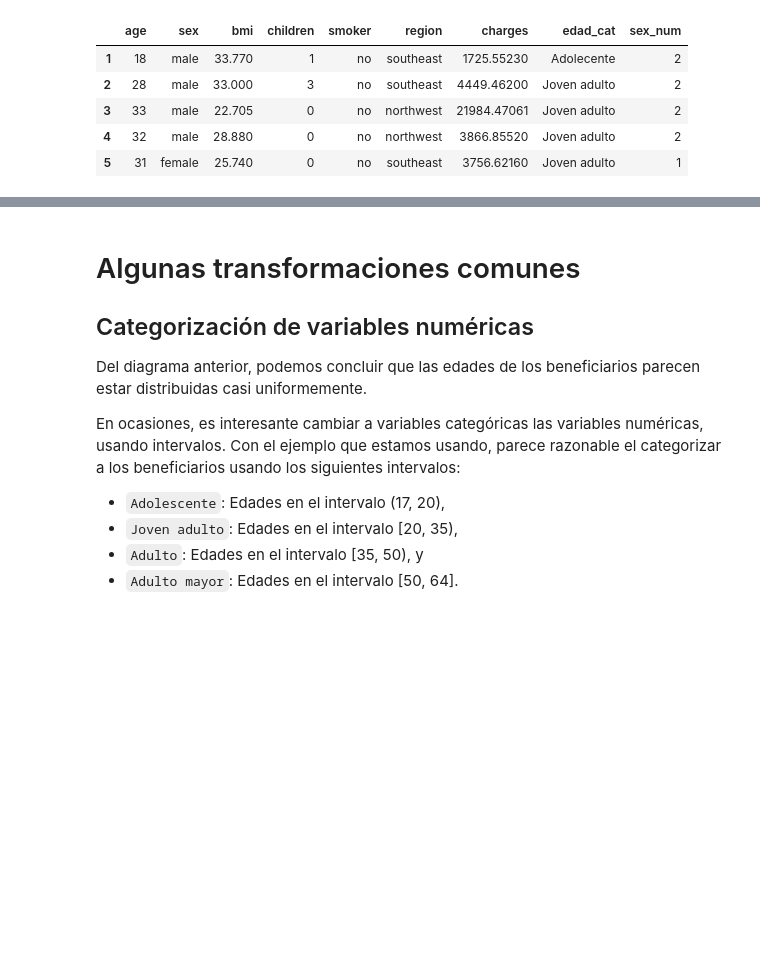
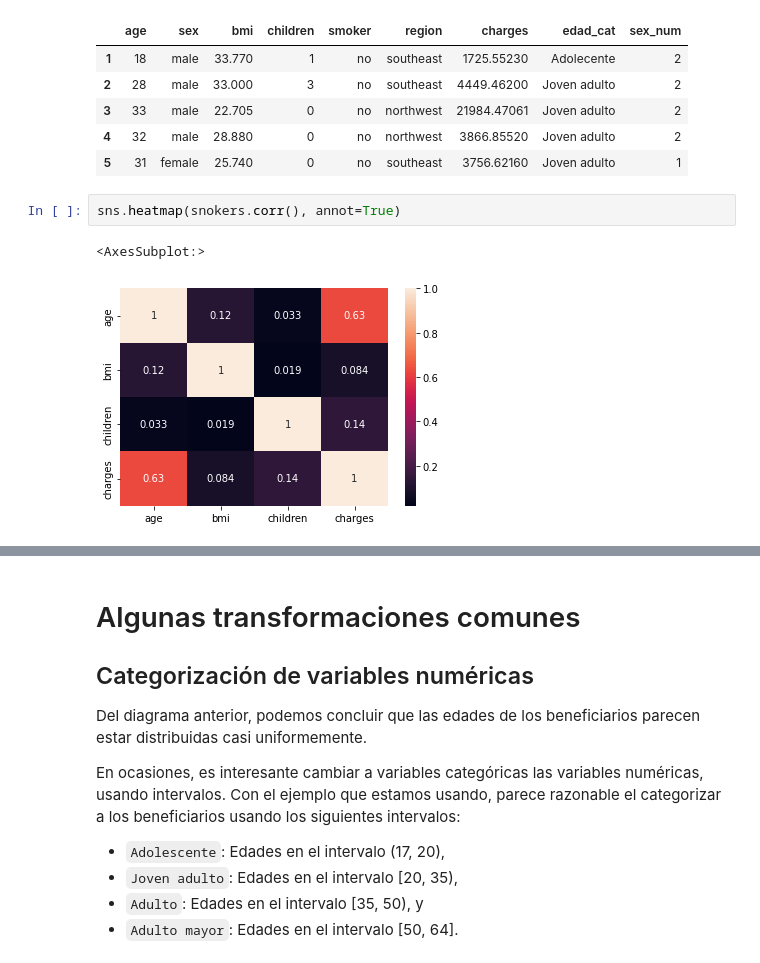
Before and after one commit to MaxRBudib/retoAnalitica, a Jupyter notebook: EstadisticaYVisualizacion.ipynb, the cells around one changed output, grey strips where cells are left out. Saved outputs shown, nothing was run; the diff lists cells and outputs as text; blank space fills up the shorter version.

```diff
--- a/EstadisticaYVisualizacion.ipynb
+++ b/EstadisticaYVisualizacion.ipynb
@@ -172,4 +172,9 @@ snokers.head()
 | 3 | 33 | male | 22.705 | 0 | no | northwest | 21984.47061 | Joven adulto | 2 |
 | 4 | 32 | male | 28.880 | 0 | no | northwest | 3866.85520 | Joven adulto | 2 |
 | 5 | 31 | female | 25.740 | 0 | no | southeast | 3756.62160 | Joven adulto | 1 |
+# %%
+sns.heatmap(snokers.corr(), annot=True)
+# %% [output]
+<AxesSubplot:>
+[figure, added]
 # %%
```
Also changed, not shown: parts of 1 cell of this notebook.
